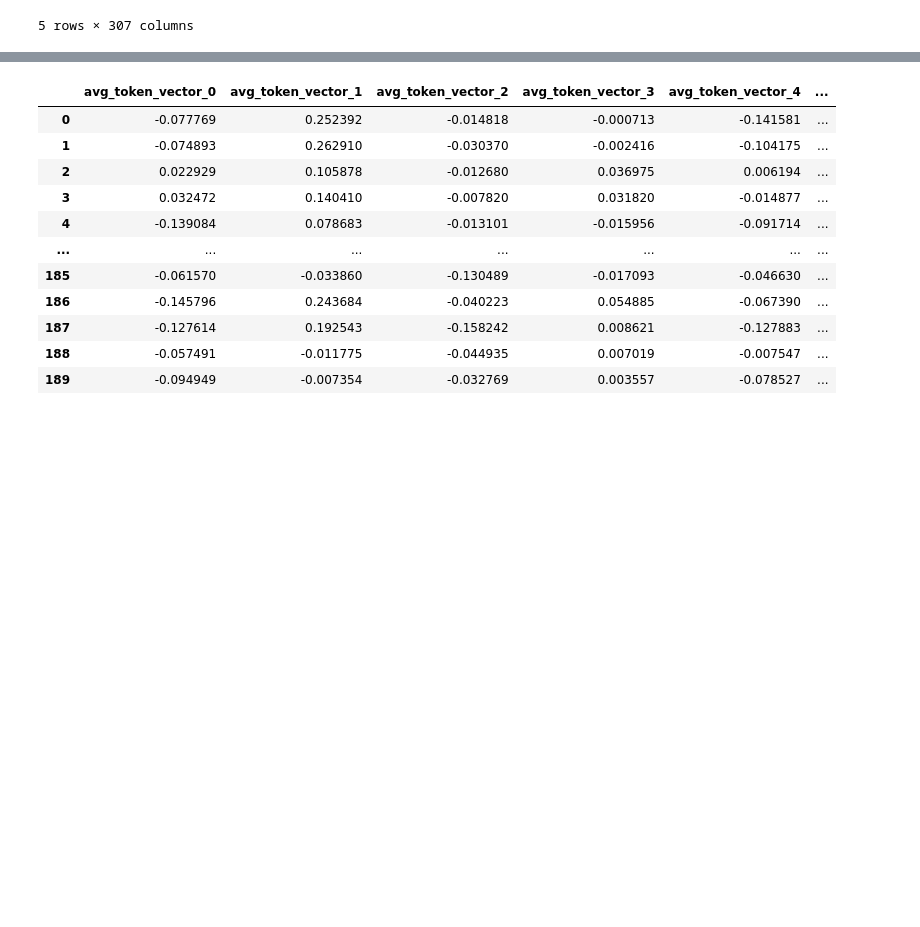
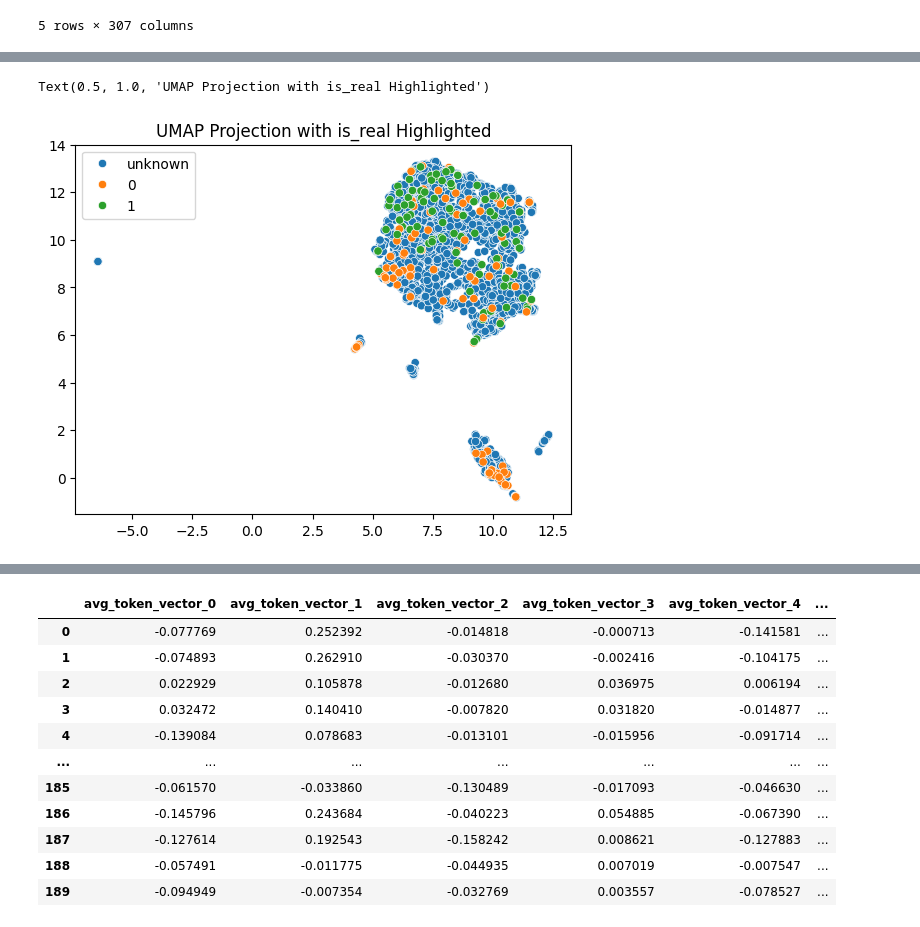
Before and after one commit to wagenrace/kaggle-notebooks, a Jupyter notebook: Dimenions_reduction.ipynb, the cells around one changed output, grey strips where cells are left out. Saved outputs shown, nothing was run; the diff lists cells and outputs as text; code cells hidden in the pictures; blank space fills up the shorter version.

```diff
--- a/Dimenions_reduction.ipynb
+++ b/Dimenions_reduction.ipynb
@@ -84,2 +106,12 @@ import umap
 embedding = umap.UMAP().fit_transform(pd.concat([test_x, train_x]))
+# %%
+ax = sns.scatterplot(
+    x=embedding[:, 0],
+    y=embedding[:, 1],
+    hue=["unknown"] * len(test_tokens) + list(train_tokens.is_real),
+)
+ax.set_title("UMAP Projection with is_real Highlighted")
+# %% [output]
+Text(0.5, 1.0, 'UMAP Projection with is_real Highlighted')
+[figure, added]
 # %%
```
Also changed, not shown: parts of 14 cells of this notebook.
